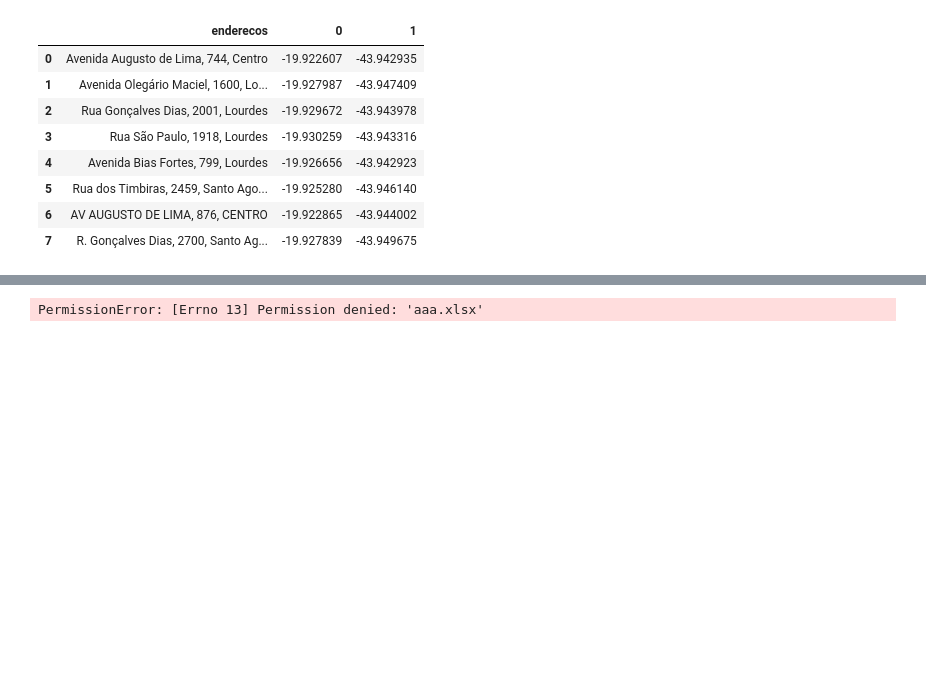
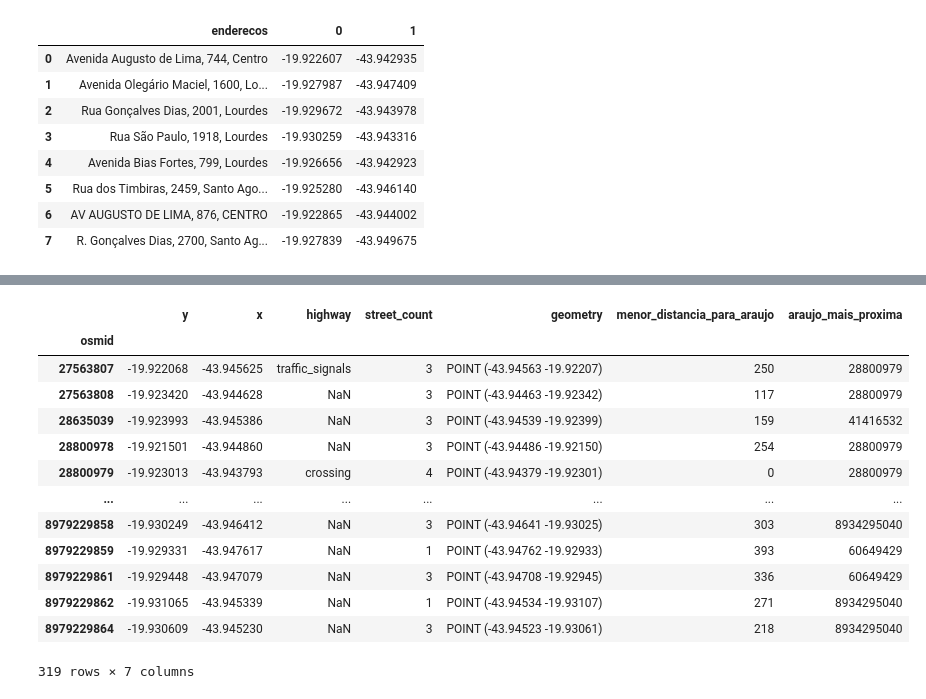
Before and after one commit to vfernandes7/TCC-UFMG-Engenharia-Mecanica, a Jupyter notebook: Testes/Teste Escala Menor/OSMNX Testes Escala Menor.ipynb, the cells around one changed output, grey strips where cells are left out. Saved outputs shown, nothing was run; the diff lists cells and outputs as text; code cells hidden in the pictures; blank space fills up the shorter version.

```diff
--- a/Testes/Teste Escala Menor/OSMNX Testes Escala Menor.ipynb
+++ b/Testes/Teste Escala Menor/OSMNX Testes Escala Menor.ipynb
@@ -110,0 +306,3 @@ See the caveats in the documentation: https://pandas.pydata.org/pandas-docs/stab
+# %%
+nodes_djikstra = tuple(graph_djikstra.keys())
+distances_djikstra = graph_djikstra
@@ -110,0 +518,39 @@ See the caveats in the documentation: https://pandas.pydata.org/pandas-docs/stab
+# %%
+#aplicando o a*
+
+graph1 = Graph(graph_astar)
+
+start_time = time.time()
+
+for node_index_astar in range(len(node_araujos_busca)):
+    node = node_araujos_busca[node_index_astar][0]
+
+    route_length = 99999999999999
+
+    for araujo_index in range(len(node_araujos_busca[node_index_astar][1])):
+        araujo = node_araujos_busca[node_index_astar][1][araujo_index]
+
+
+        path_astar = graph1.a_star_algorithm(node, araujo)
+
+
+        total_lenght_astar = 0
+        for index_path_astar in range(len(path_astar)-1):
+            lenght_node = graph_djikstra[path_astar[index_path_astar]][path_astar[index_path_astar+1]]
+            total_lenght_astar += lenght_node
+
+        #print(total_lenght_astar)
+
+        if total_lenght_astar < route_length:
+            route_length = total_lenght_astar
+            araujo_proxima = araujo
+
+
+    nodes['menor_distancia_para_araujo'][node] = route_length
+    nodes['araujo_mais_proxima'][node] = araujo_proxima
+
+
+    #print('\n\n\n')
+
+
+print("--- %s seconds ---" % (time.time() - start_time))
@@ -111,7 +585,22 @@ See the caveats in the documentation: https://pandas.pydata.org/pandas-docs/stab
+# %%
+nodes
+# %% [output]
+|  | y | x | highway | street_count | geometry | menor_distancia_para_araujo | araujo_mais_proxima |
+| osmid |  |  |  |  |  |  |  |
+| 27563807 | -19.922068 | -43.945625 | traffic_signals | 3 | POINT (-43.94563 -19.92207) | 250 | 28800979 |
+| 27563808 | -19.923420 | -43.944628 | NaN | 3 | POINT (-43.94463 -19.92342) | 117 | 28800979 |
+| 28635039 | -19.923993 | -43.945386 | NaN | 3 | POINT (-43.94539 -19.92399) | 159 | 41416532 |
+| 28800978 | -19.921501 | -43.944860 | NaN | 3 | POINT (-43.94486 -19.92150) | 254 | 28800979 |
+| 28800979 | -19.923013 | -43.943793 | crossing | 4 | POINT (-43.94379 -19.92301) | 0 | 28800979 |
+| ... | ... | ... | ... | ... | ... | ... | ... |
+| 8979229858 | -19.930249 | -43.946412 | NaN | 3 | POINT (-43.94641 -19.93025) | 303 | 8934295040 |
+| 8979229859 | -19.929331 | -43.947617 | NaN | 1 | POINT (-43.94762 -19.92933) | 393 | 60649429 |
+| 8979229861 | -19.929448 | -43.947079 | NaN | 3 | POINT (-43.94708 -19.92945) | 336 | 60649429 |
+| 8979229862 | -19.931065 | -43.945339 | NaN | 1 | POINT (-43.94534 -19.93107) | 271 | 8934295040 |
+| 8979229864 | -19.930609 | -43.945230 | NaN | 3 | POINT (-43.94523 -19.93061) | 218 | 8934295040 |
+319 rows × 7 columns
 # %%
-nodes.to_excel('aaa.xlsx')
+nodes.to_excel('teste_escala_menor_astar.xlsx')
-# %% [output]
-PermissionError: [Errno 13] Permission denied: 'aaa.xlsx'
 # %%
 def get_colors(n, cmap='seismic', start=0., stop=1.):
 
```
Also changed, not shown: parts of 29 cells of this notebook, 22 other files.
